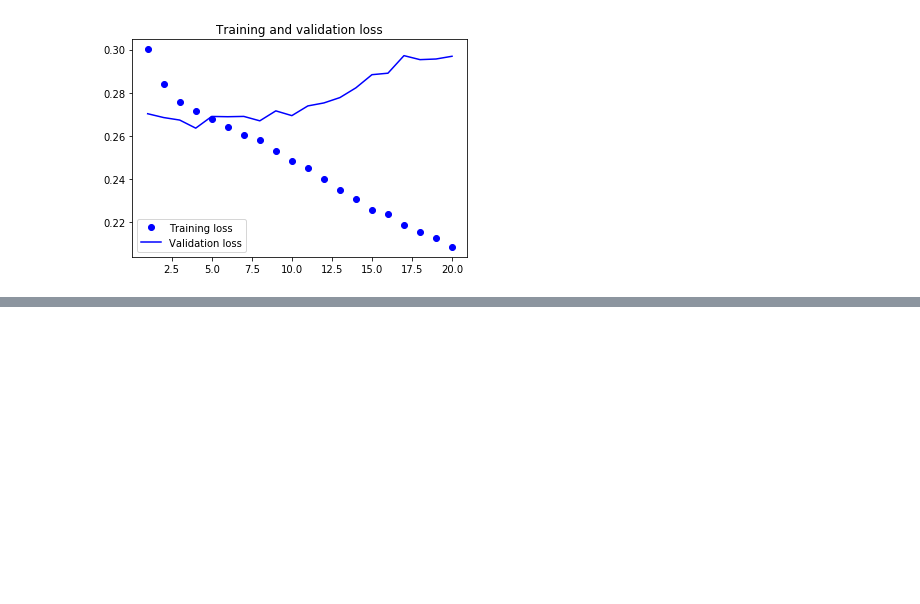
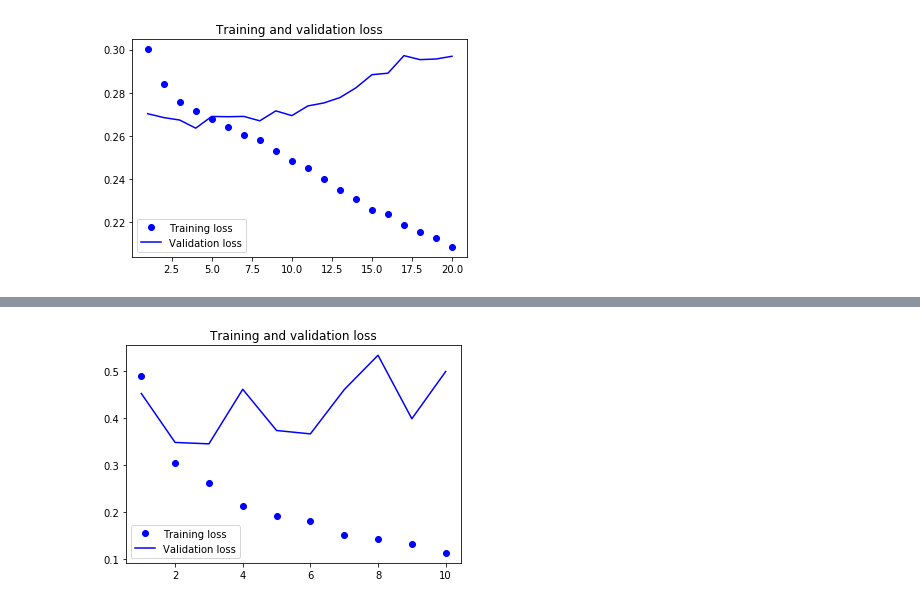
Before and after one commit to gamgoon/deep-learning-with-python, a Jupyter notebook: ch6-3.ipynb, the cells around one changed output, grey strips where cells are left out. Saved outputs shown, nothing was run; the diff lists cells and outputs as text; code cells hidden in the pictures; blank space fills up the shorter version.

```diff
--- a/ch6-3.ipynb
+++ b/ch6-3.ipynb
@@ -305,0 +452,30 @@ plt.show()
+# %%
+# 거꾸로 된 시퀀스를 사용한 LSTM을 훈련하고 평가하기 (imdb)
+from keras.datasets import imdb
+from keras.preprocessing import sequence
+from keras import layers
+from keras.models import Sequential
+
+max_features = 10000
+maxlen = 500
+
+(x_train, y_train), (x_test, y_test) = imdb.load_data(num_words=max_features)
+
+#  시퀀스를 뒤집는다
+x_train = [x[::-1] for x in x_train]
+x_test = [x[::-1] for x in x_test]
+
+# 시퀀스에 패딩을 추가한다
+x_train = sequence.pad_sequences(x_train, maxlen=maxlen)
+x_test = sequence.pad_sequences(x_test, maxlen=maxlen)
+
+model = Sequential()
+model.add(layers.Embedding(max_features, 128))
+model.add(layers.LSTM(32))
+model.add(layers.Dense(1, activation='sigmoid'))
+
+model.compile(optimizer='rmsprop', loss='binary_crossentropy', metrics=['acc'])
+history = model.fit(x_train, y_train,
+                             epochs=10,
+                             batch_size=128,
+                             validation_split=0.2)
@@ -305,0 +500,15 @@ plt.show()
+# %%
+loss = history.history['loss']
+val_loss = history.history['val_loss']
+
+epochs = range(1, len(loss) + 1)
+
+plt.figure()
+plt.plot(epochs, loss, 'bo', label='Training loss')
+plt.plot(epochs, val_loss, 'b', label='Validation loss')
+plt.title('Training and validation loss')
+plt.legend()
+
+plt.show()
+# %% [output]
+[figure, added]
```
Also changed, not shown: parts of 11 cells of this notebook, 1 other file.
